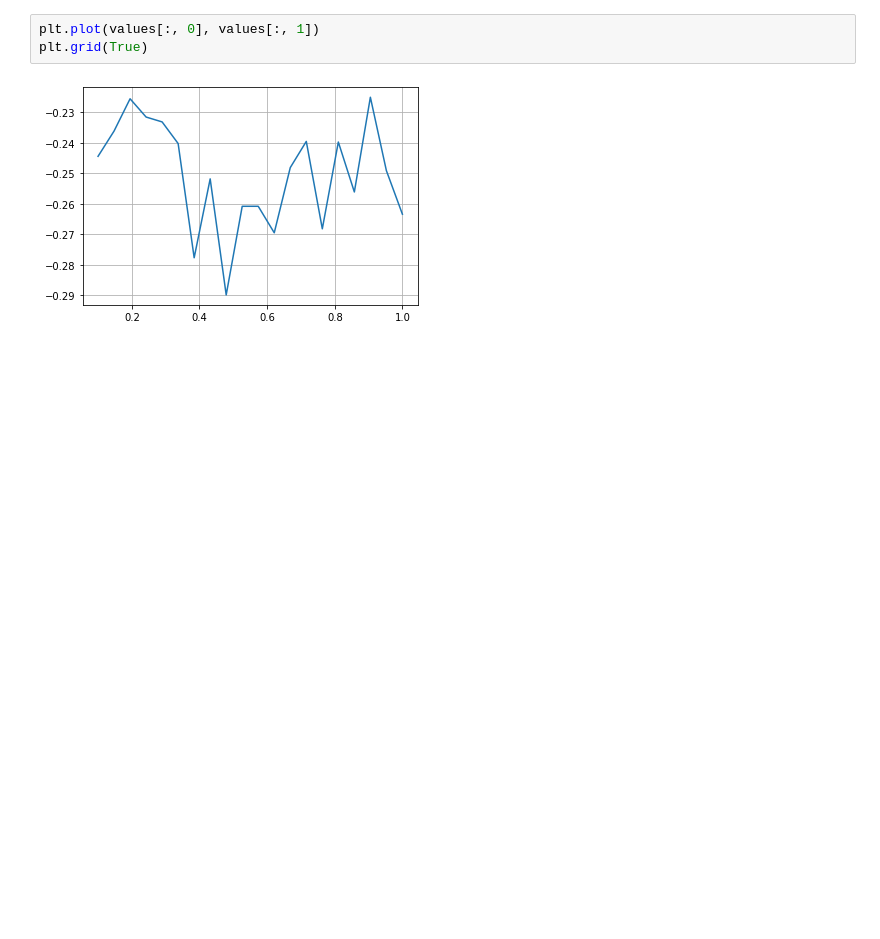
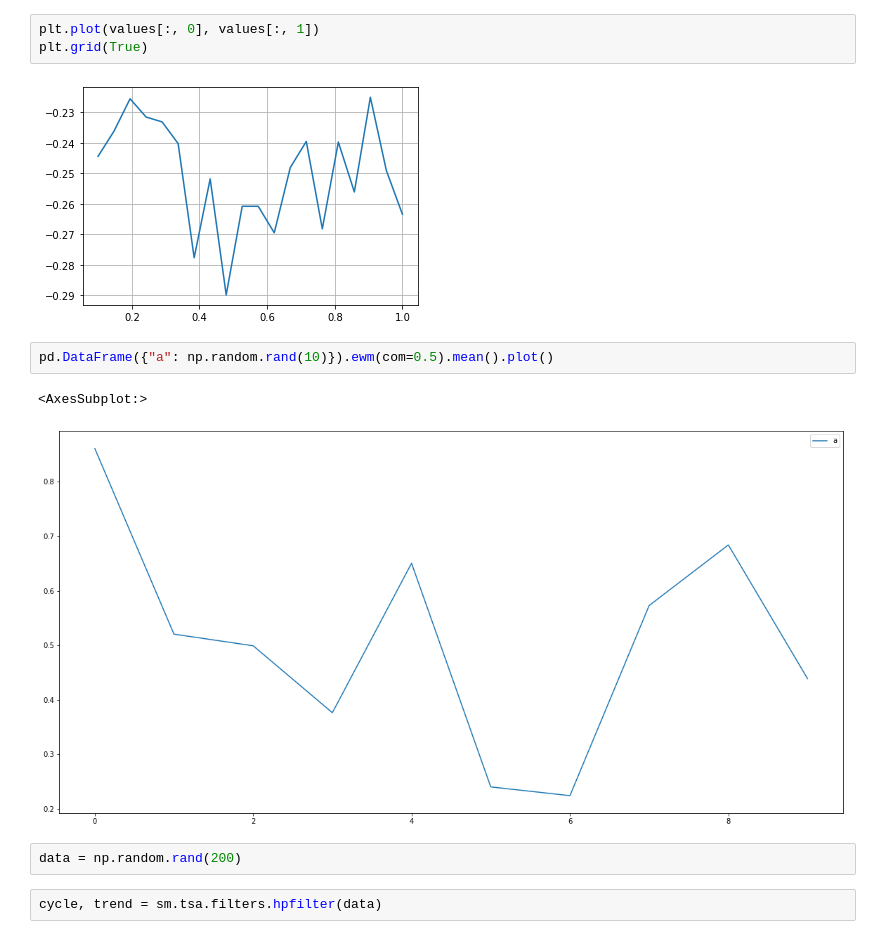
Before and after one commit to KernelA/made-rl-1, a Jupyter notebook: solution.ipynb, the cells around one changed output. Drawn from its saved outputs; the diff is of its cells as text; blank space fills up the shorter version.

```diff
--- a/solution.ipynb
+++ b/solution.ipynb
@@ -156,3 +79,12 @@ plt.plot(values[:, 0], values[:, 1])
 plt.grid(True)
 # %% [output]
 [figure]
+# %%
+pd.DataFrame({"a": np.random.rand(10)}).ewm(com=0.5).mean().plot()
+# %% [output]
+<AxesSubplot:>
+[figure, added]
+# %%
+data = np.random.rand(200)
+# %%
+cycle, trend = sm.tsa.filters.hpfilter(data)
```
Also changed, not shown: parts of 19 cells of this notebook, 4 other files.
